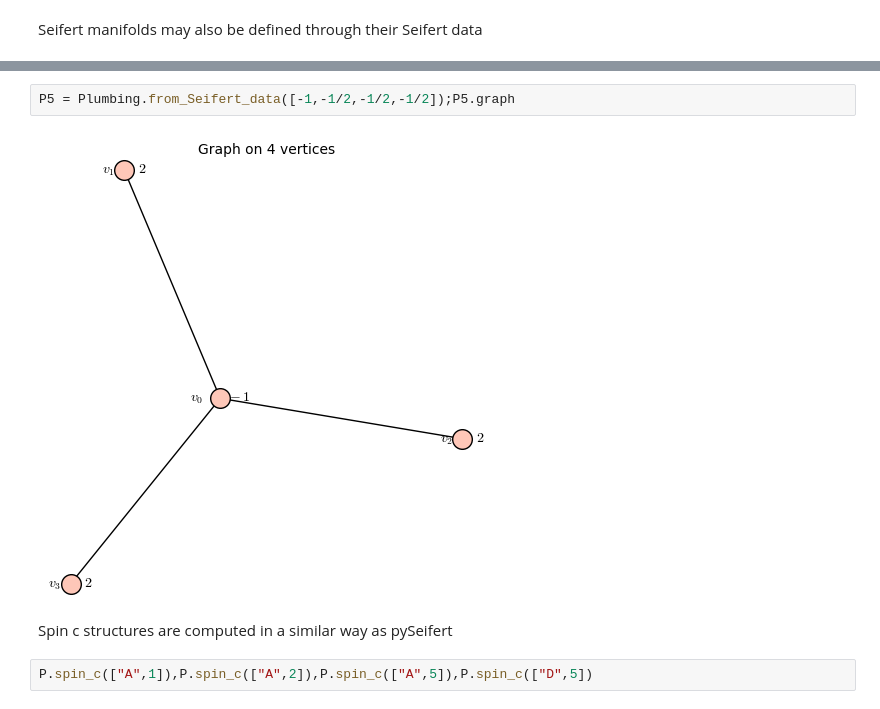
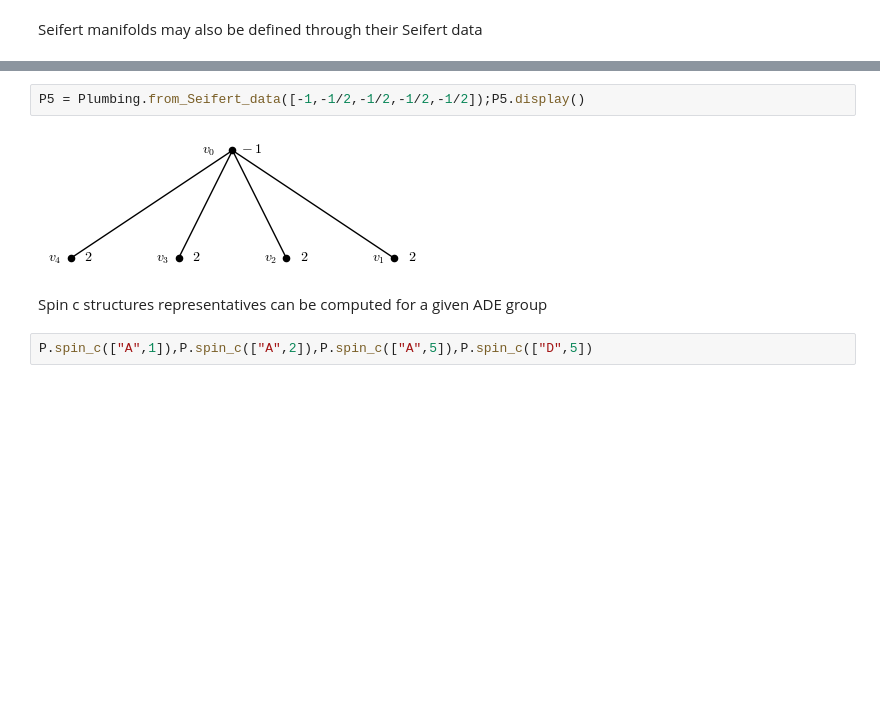
Before and after one commit to d-passaro/pyPlumbing, a Jupyter notebook: examples/examples.ipynb, the cells around one changed output, grey strips where cells are left out. Drawn from its saved outputs; the diff is of its cells as text; blank space fills up the shorter version.

```diff
--- a/examples/examples.ipynb
+++ b/examples/examples.ipynb
@@ -39,9 +60,9 @@ P4 = Plumbing.from_Seifert_data([-1,1/2,1/3,1/9]);P4.graph
 # %%
-P5 = Plumbing.from_Seifert_data([-1,-1/2,-1/2,-1/2]);P5.graph
+P5 = Plumbing.from_Seifert_data([-1,-1/2,-1/2,-1/2,-1/2]);P5.display()
 # %% [output]
-[figure, old version]
+[figure, new version]
 # %% [markdown]
-Spin c structures are computed in a similar way as pySeifert
+Spin c structures representatives can be computed for a given ADE group
 # %%
 P.spin_c(["A",1]),P.spin_c(["A",2]),P.spin_c(["A",5]),P.spin_c(["D",5])
 # %% [output]
```
Also changed, not shown: parts of 18 cells of this notebook, 8 other files.
